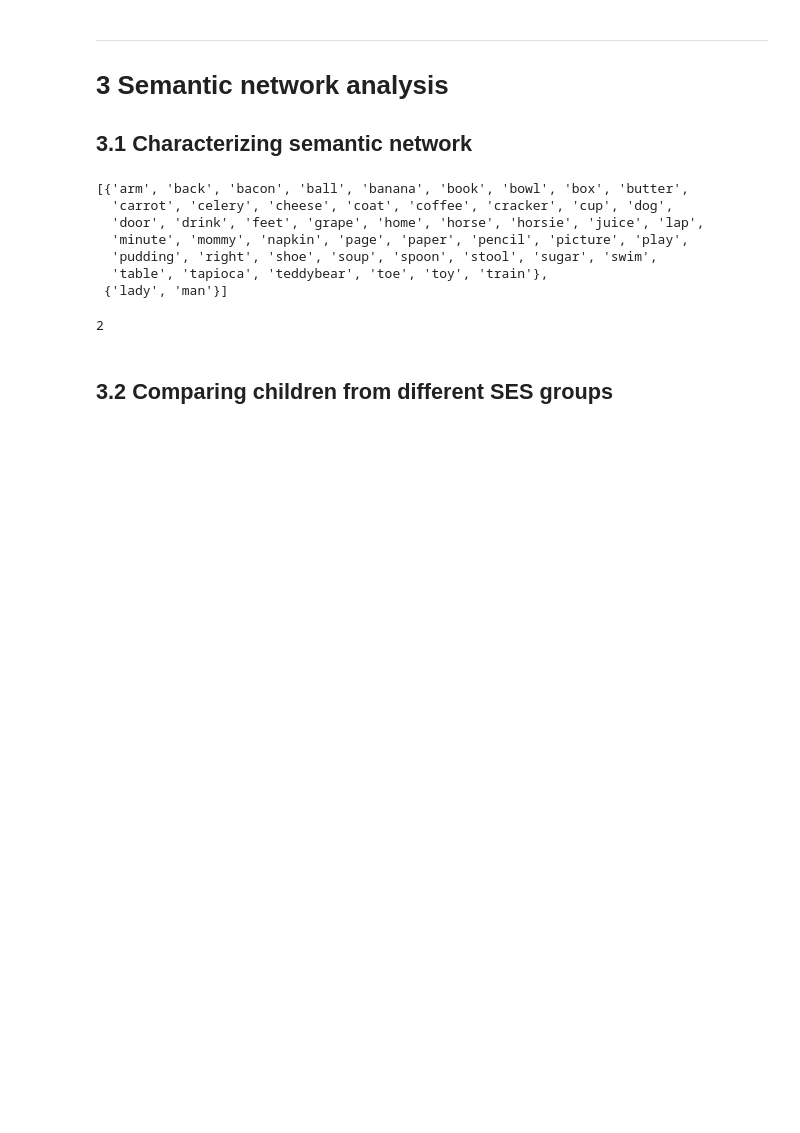
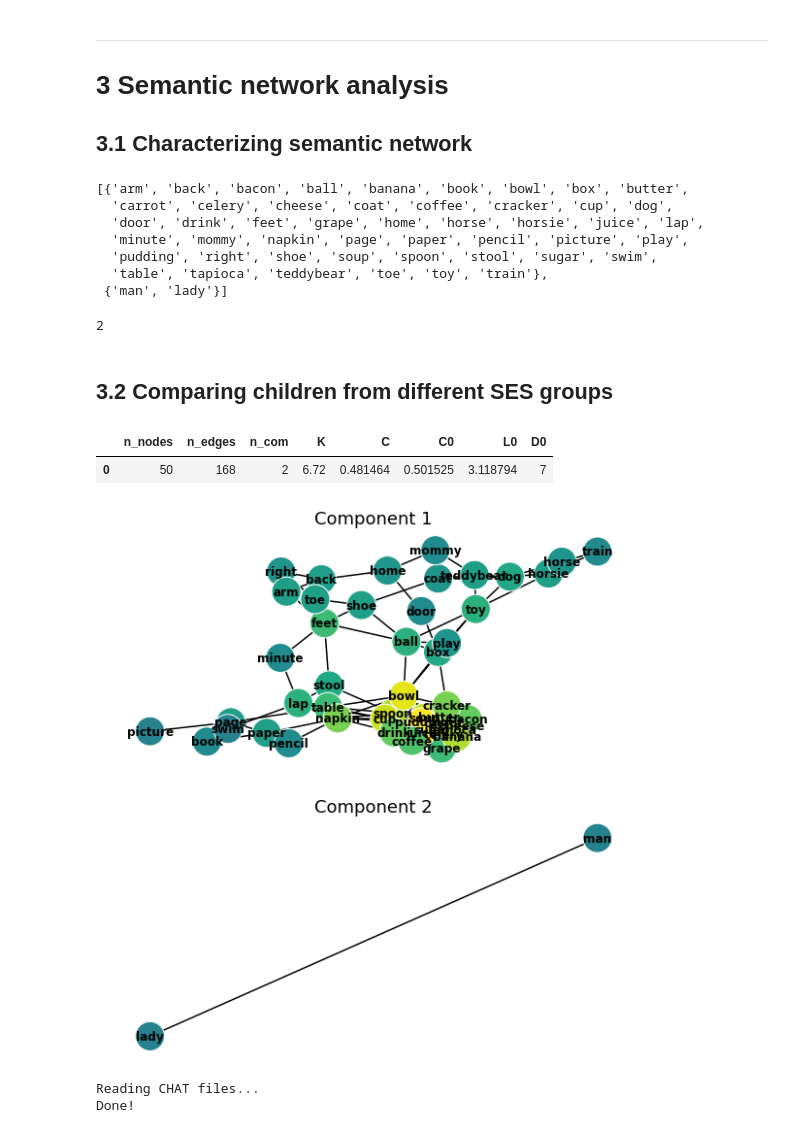
Before and after one commit to Data-Science-for-Linguists-2022/Child-Vocab-Development, a Jupyter notebook: code/vocabulary_analysis.ipynb, the cells around one changed output. Drawn from its saved outputs; the diff is of its cells as text; code cells hidden in the pictures; blank space fills up the shorter version.

```diff
--- a/code/vocabulary_analysis.ipynb
+++ b/code/vocabulary_analysis.ipynb
@@ -273,9 +270,11 @@ plt.show()
 
 I will create a function for the above steps locally in this notebook because this will be the only document where the function will be used. Note that the function will not import the required Python packages nor the word vectors from ConceptNet-Numberbatch. They should be loaded separately before using the function.
 # %%
-def make_network(f_reader, pos='n', E=0.19):
-    vocab = get_vocab(f_reader, pos=pos)  # Get word list
+def make_network(f_reader, participants='CHI', pos='n', E=0):
+    vocab = get_vocab(f_reader, participants=participants, pos=pos)  # Get word list
+    if not(vocab): return np.nan  # Check if vocab is empty
     vocab = [w for w in vocab if wordvec.has_index_for(w)] # Remove OOV words
+    if not(vocab): return np.nan  # Check if vocab is empty
     vocab_wv = wordvec[vocab]  # Map each word to its word vector
     vocab_sim = skm.pairwise.cosine_similarity(vocab_wv)  # get cos similarity
     # Construct the network:
@@ -284,10 +283,10 @@ def make_network(f_reader, pos='n', E=0.19):
         for b, wordB in enumerate(vocab):
             if wordA != wordB and vocab_sim[a,b] > E:
                 g.add_edge(wordA, wordB, weight=vocab_sim[a,b])
-    return g
+    return g if g else np.nan  # Check if g is empty
 
 # Test the function
-g = make_network(eve[2])
+g = make_network(eve[2], pos='n', E=0.19)
 nx.info(g)
 # %% [output]
 'Graph with 50 nodes and 168 edges'
@@ -317,7 +316,7 @@ p = dict(nx.shortest_path_length(g))
 nx.average_clustering(g)
 
 # all_pairs_node_connectivity
-nx.all_pairs_node_connectivity(g)
+# nx.all_pairs_node_connectivity(g)
 
 # connected components
 cp.pprint(list(nx.connected_components(g)))
@@ -329,7 +328,7 @@ nx.number_connected_components(g)
   'minute', 'mommy', 'napkin', 'page', 'paper', 'pencil', 'picture', 'play',
   'pudding', 'right', 'shoe', 'soup', 'spoon', 'stool', 'sugar', 'swim',
   'table', 'tapioca', 'teddybear', 'toe', 'toy', 'train'},
- {'lady', 'man'}]
+ {'man', 'lady'}]
 2
 # %%
 # More metrics
@@ -347,3 +340,69 @@ nx.number_connected_components(g)
 # nx.sigma(g)
 # %% [markdown]
 ## 3.2 Comparing children from different SES groups
+# %%
+def get_net_stats(g):
+    net_stats_dict = {}
+    if not pd.isna(g):
+        net_stats_dict['n_nodes'] = g.number_of_nodes()
+        net_stats_dict['n_edges'] = g.number_of_edges()
+        net_stats_dict['n_com']   = nx.number_connected_components(g)
+        net_stats_dict['K']       = np.mean([deg for node,deg in g.degree()])
+        net_stats_dict['C']       = nx.average_clustering(g)
+        # Get largest component:
+        g0 = g.subgraph(max(nx.connected_components(g), key=len))
+        # Stats of largest component:
+        net_stats_dict['C0']      = nx.average_clustering(g0)
+        net_stats_dict['L0']      = nx.average_shortest_path_length(g0)
+        net_stats_dict['D0']      = nx.diameter(g0)
+    else:
+        for stat in ['n_nodes','n_edges','n_com','K','C','C0','L0','D0']:
+            net_stats_dict[stat]  = np.nan
+    return net_stats_dict
+
+net_stats = pd.DataFrame(get_net_stats(g), index=[0])
+net_stats
+# %% [output]
+|  | n_nodes | n_edges | n_com | K | C | C0 | L0 | D0 |
+| 0 | 50 | 168 | 2 | 6.72 | 0.481464 | 0.501525 | 3.118794 | 7 |
+# %%
+fig = plt.figure(figsize=(10,10))
+n = nx.number_connected_components(g)
+
+for i, c in enumerate(nx.connected_components(g)):
+    ax = fig.add_subplot(n,1,i+1)
+
+    # set options for network graph
+    layout = nx.spring_layout(g, seed=0)
+    options = {
+        "width": 1.5,
+        "edge_color": "black",
+        "node_size": 900,
+        "node_color": [deg for node,deg in g.subgraph(c).degree()],
+        "cmap": plt.cm.viridis,
+        "vmin": -10,
+        "vmax": 15,
+        "edgecolors": "white",
+        "with_labels": True,
+        "font_color": "black",
+        "font_weight": "semibold",
+        "font_size": "12"
+    }
+
+    # Plot
+    nx.draw(g.subgraph(c), layout, **options)
+    ax.set_title('Component {}'.format(i+1), size=18)
+
+plt.show()
+# %% [output]
+[figure, added]
+# %%
+print('Reading CHAT files...')
+f = data_idx.file_path[(data_idx.ses!='unspecified') &
+                       (data_idx.age_m>=20) &
+                       (data_idx.age_m<=42)]
+readers = pylangacq.Reader.from_files(f)
+print('Done!')
+# %% [output]
+Reading CHAT files...
+Done!
```
Also changed, not shown: parts of 16 cells of this notebook.
